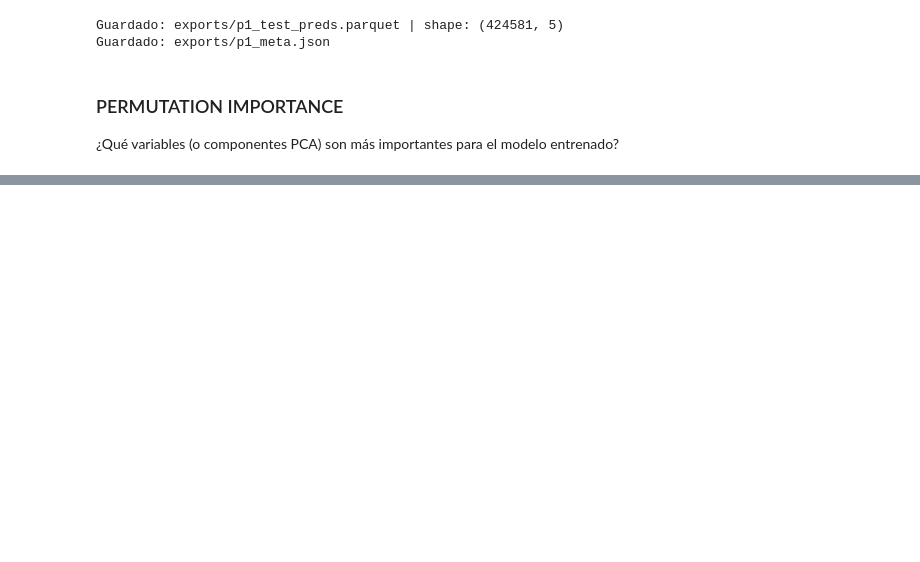
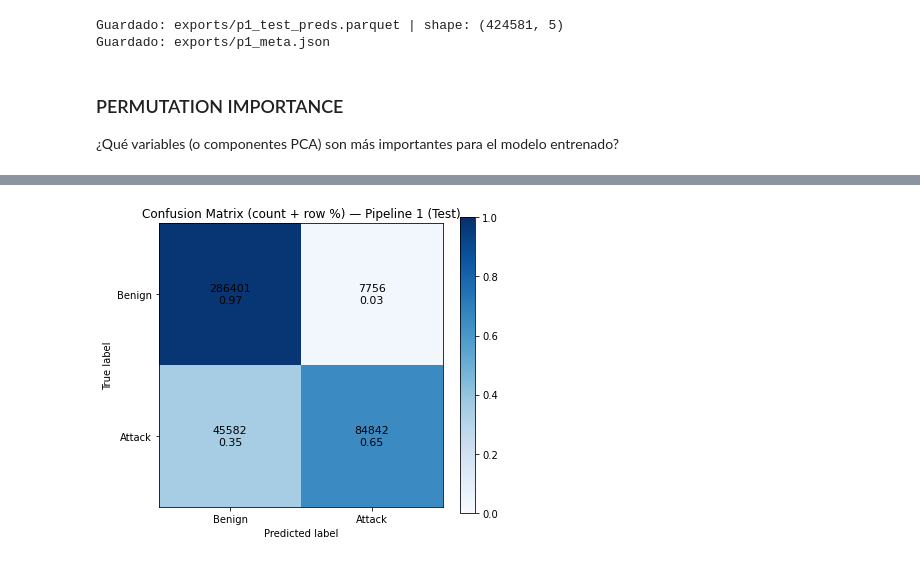
Before and after one commit to DaniSabbagh97/Hybrid_IDS_DeepLearning_TFM, a Jupyter notebook: pipeline1_pca_mlp.ipynb, the cells around one changed output, grey strips where cells are left out. Saved outputs shown, nothing was run; the diff lists cells and outputs as text; code cells hidden in the pictures; blank space fills up the shorter version.

```diff
--- a/pipeline1_pca_mlp.ipynb
+++ b/pipeline1_pca_mlp.ipynb
@@ -419,0 +437,51 @@ Baseline PR-AUC: 0.9973999322570836
+# %%
+import numpy as np
+import matplotlib.pyplot as plt
+from sklearn.metrics import confusion_matrix
+
+def plot_cm_counts_and_pct(y_true, y_pred, title,
+                           labels=("Benign", "Attack"),
+                           normalize="true",
+                           savepath=None):
+    # Counts
+    cm = confusion_matrix(y_true, y_pred, labels=[0, 1])
+
+    # Percentages (normalize by rows if normalize="true")
+    cm_pct = confusion_matrix(y_true, y_pred, labels=[0, 1], normalize=normalize)
+
+    fig, ax = plt.subplots(figsize=(6, 5))
+    im = ax.imshow(cm_pct, cmap="Blues", vmin=0, vmax=1)
+    fig.colorbar(im, ax=ax)
+
+    ax.set_xticks([0, 1])
+    ax.set_yticks([0, 1])
+    ax.set_xticklabels(labels)
+    ax.set_yticklabels(labels)
+    ax.set_xlabel("Predicted label")
+    ax.set_ylabel("True label")
+    ax.set_title(title)
+
+    # Annotate each cell: count + percentage
+    for i in range(2):
+        for j in range(2):
+            ax.text(
+                j, i,
+                f"{cm[i, j]}\n{cm_pct[i, j]:.2f}",
+                ha="center", va="center", fontsize=11
+            )
+
+    plt.tight_layout()
+    if savepath:
+        plt.savefig(savepath, dpi=300, bbox_inches="tight")
+    plt.show()
+
+# --- PIPELINE 1: usa tus variables del script ---
+plot_cm_counts_and_pct(
+    y_test, y_pred,
+    title="Confusion Matrix (count + row %) — Pipeline 1 (Test)",
+    labels=("Benign", "Attack"),
+    normalize="true",
+    savepath="cm_pipeline1_count_pct.png"
+)
+# %% [output]
+[figure, added]
```
Also changed, not shown: parts of 7 cells of this notebook, 1 other file.
